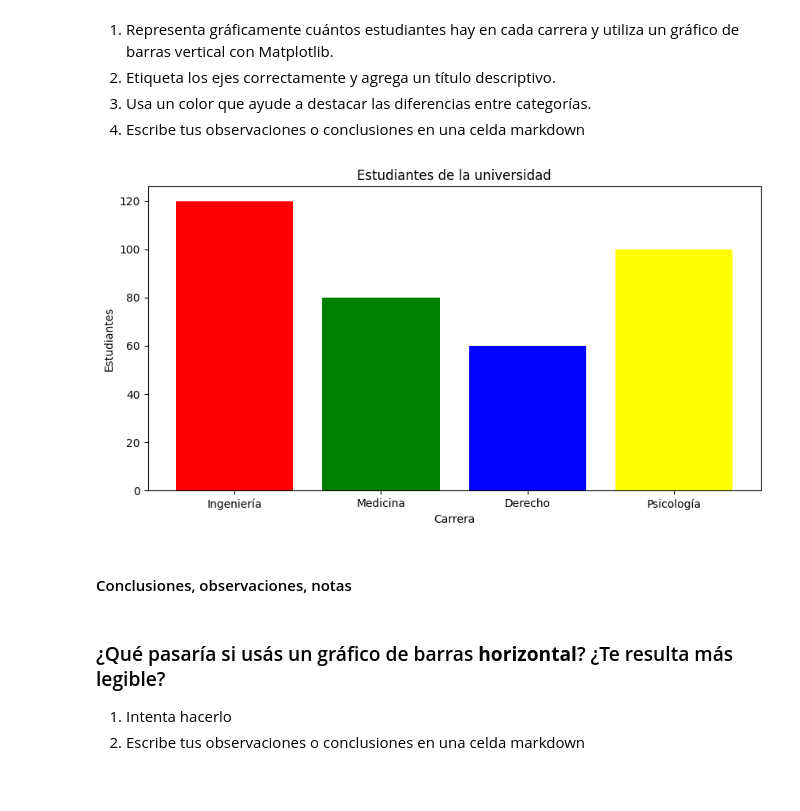
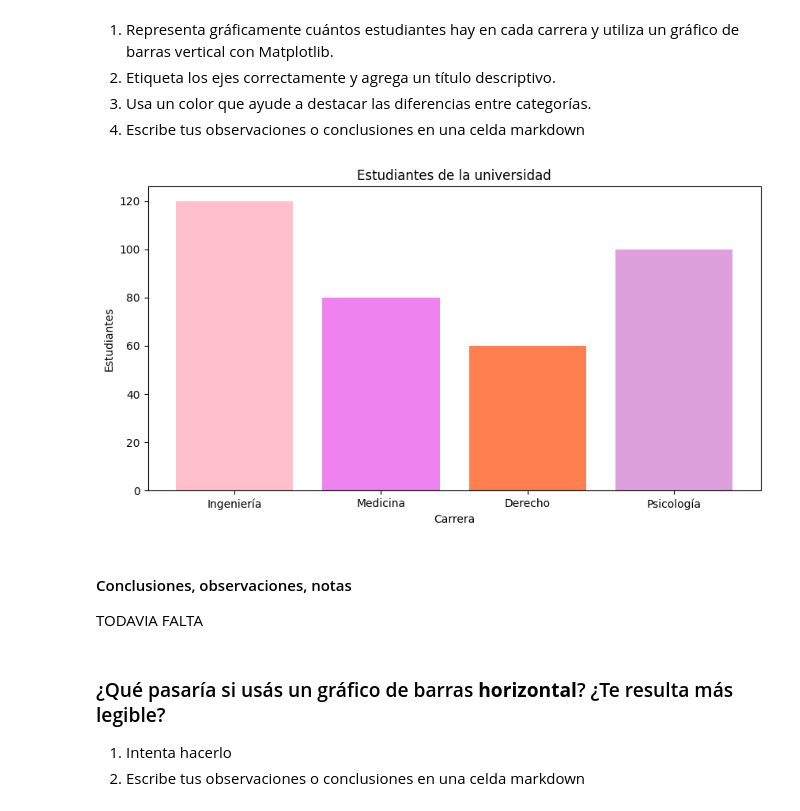
Before and after one commit to 4GeeksAcademy/inetke-proyecto-visualizacion, a Jupyter notebook: notebook/03-project-visualization.ipynb, the cells around one changed output. Cells and saved outputs as stored; diff of their text form; code cells hidden in the pictures.

```diff
--- a/notebook/03-project-visualization.ipynb
+++ b/notebook/03-project-visualization.ipynb
@@ -75,19 +94,20 @@ df_careers
 # %%
 labels = df_careers['Carrera']
 values = df_careers['Estudiantes']
-colores = ['red','green','blue','yellow']
+colores = ['pink','violet','coral','plum']
 
 plt.figure(figsize = (10, 5))
 
 plt.bar(labels, values, color = colores)
 plt.xlabel('Carrera')
 plt.ylabel('Estudiantes')
 plt.title('Estudiantes de la universidad')
 plt.show()
 # %% [output]
-[figure, old version]
+[figure, new version]
 # %% [markdown]
 #### Conclusiones, observaciones, notas
+TODAVIA FALTA
 # %% [markdown]
 ### ¿Qué pasaría si usás un gráfico de barras **horizontal**? ¿Te resulta más legible?
 1. Intenta hacerlo
```
Also changed, not shown: parts of 9 cells of this notebook.
